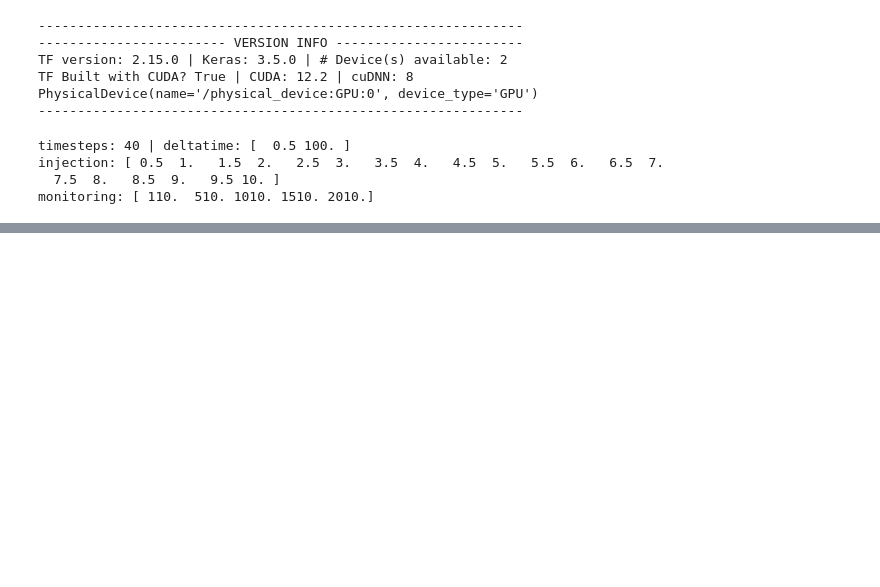
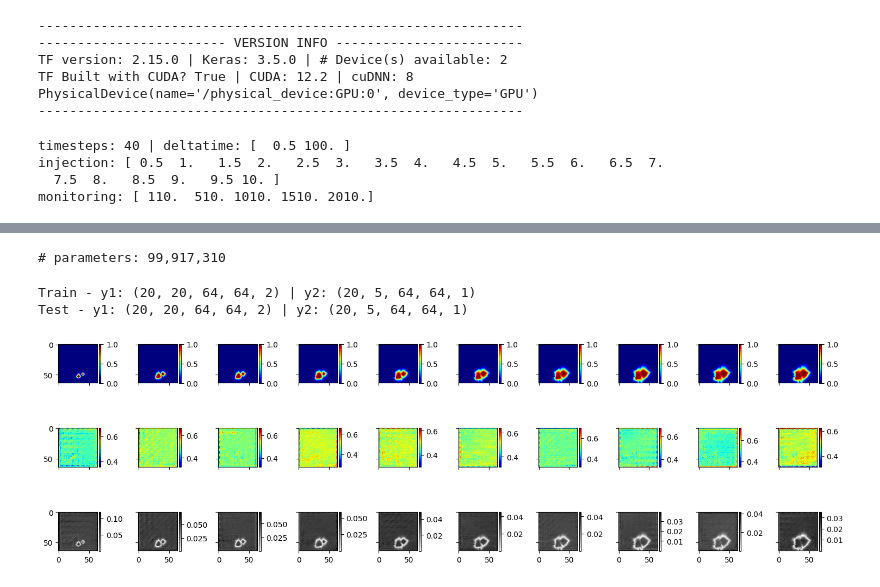
Before and after one commit to misaelmmorales/Placement-Control-Optim-CO2, a Jupyter notebook: SlopingAquiferSmall/simulationsVE/main.ipynb, the cells around one changed output, grey strips where cells are left out. Cells and saved outputs as stored; diff of their text form; code cells hidden in the pictures; blank space fills up the shorter version.

```diff
--- a/SlopingAquiferSmall/simulationsVE/main.ipynb
+++ b/SlopingAquiferSmall/simulationsVE/main.ipynb
@@ -117,0 +74,3 @@ saturation_2 - min: 0.00 | max: 1.00
+# %%
+datas, norms = load_data()
+X_data, c_data, y1_data, y2_data = datas.values()
@@ -117,0 +102,45 @@ saturation_2 - min: 0.00 | max: 1.00
+# %%
+model = make_model(hidden=HIDDEN)
+# %% [output]
+# parameters: 99,917,310
+# %%
+y1_train_pred, y2_train_pred = model.predict([X_train[:20], c_train[:20]], verbose=False)
+y1_test_pred, y2_test_pred = model.predict([X_test[:20], c_test[:20]], verbose=False)
+
+y1_train_pred = np.array(y1_train_pred)
+y2_train_pred = np.array(y2_train_pred)
+y1_test_pred = np.array(y1_test_pred)
+y2_test_pred = np.array(y2_test_pred)
+
+X_train = np.array(X_train)
+c_train = np.array(c_train)
+y1_train = np.array(y1_train)
+y2_train = np.array(y2_train)
+
+X_test = np.array(X_test)
+c_test = np.array(c_test)
+y1_test = np.array(y1_test)
+y2_test = np.array(y2_test)
+
+print('Train - y1: {} | y2: {}'.format(y1_train_pred.shape, y2_train_pred.shape))
+print('Test - y1: {} | y2: {}'.format(y1_test_pred.shape, y2_test_pred.shape))
+# %% [output]
+Train - y1: (20, 20, 64, 64, 2) | y2: (20, 5, 64, 64, 1)
+Test - y1: (20, 20, 64, 64, 2) | y2: (20, 5, 64, 64, 1)
+# %%
+sample = 12
+fig, axs = plt.subplots(3, 10, figsize=(15,5), sharex=True, sharey=True)
+for j in range(10):
+    ax1, ax2, ax3 = axs[0,j], axs[1,j], axs[2,j]
+    k = j*2
+    t = y1_train[sample, j, ..., -1]
+    p = y1_train_pred[sample, j, ..., -1]
+    e = np.linalg.norm(t.reshape(1,64,64)-p.reshape(1,64,64), axis=0) / np.linalg.norm(t)
+    im1 = ax1.imshow(t, cmap='jet')
+    im2 = ax2.imshow(p, cmap='jet')
+    im3 = ax3.imshow(e, cmap='binary')
+    [plt.colorbar(ii, pad=0.04, fraction=0.046) for ii in [im1,im2,im3]]
+plt.tight_layout()
+plt.show()
+# %% [output]
+[figure, added]
```
Also changed, not shown: parts of 4 cells of this notebook, 11 other files.
